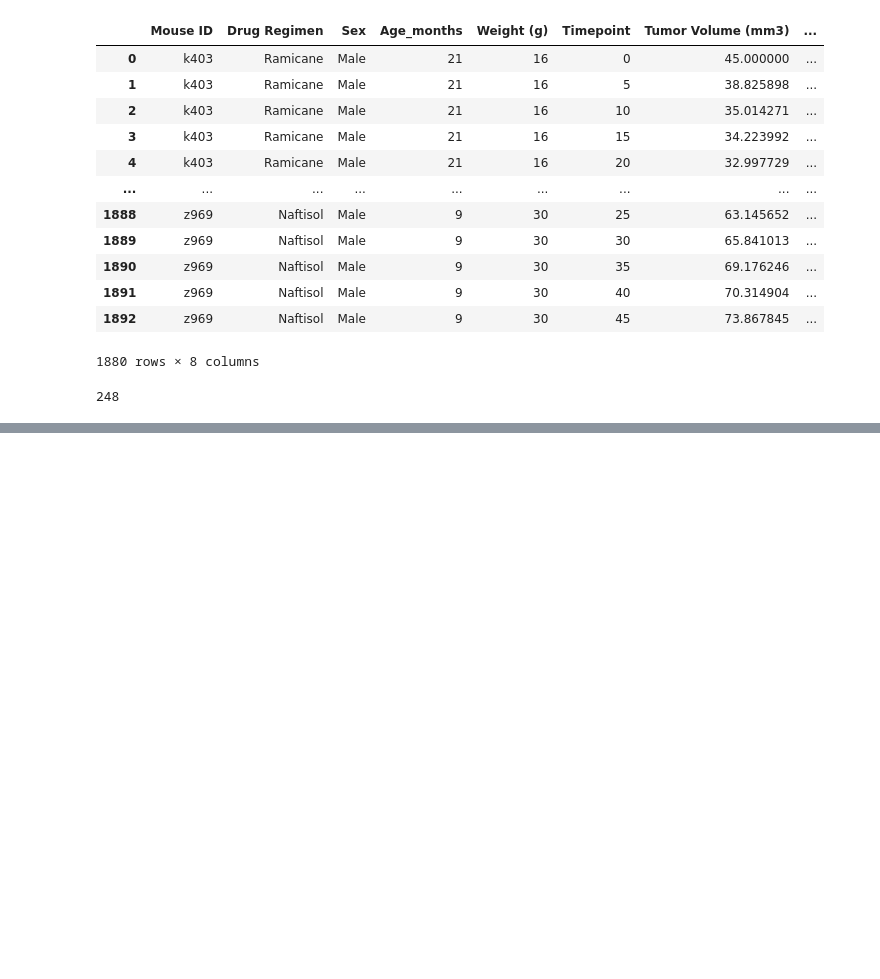
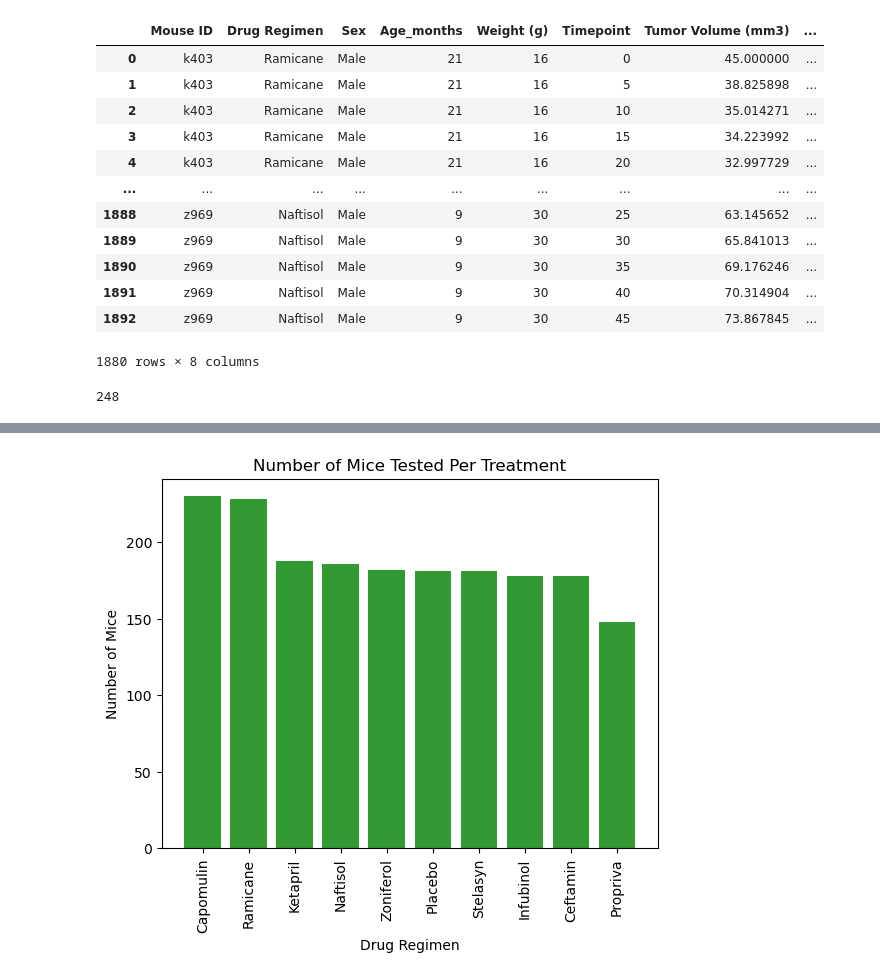
Before and after one commit to emichellet/pymaceuticals-code, a Jupyter notebook: pymaceuticals, inc..ipynb, the cells around one changed output, grey strips where cells are left out. Cells and saved outputs as stored; diff of their text form; code cells hidden in the pictures; blank space fills up the shorter version.

```diff
--- a/pymaceuticals, inc..ipynb
+++ b/pymaceuticals, inc..ipynb
@@ -105,0 +165,20 @@ summary_stats_table = pd.DataFrame({"Mean"})
+# %%
+# Generate a bar plot which shows the totala number of UNIQUE mice that were tesed on each drug regimen using pyplot.
+
+x_axis = mice_count.index.values
+y_axis = mice_count.values
+
+# Create a PyPlot bar plot utilizing the group series above and format it
+
+plt.bar(x_axis, y_axis, color='g', alpha=0.8, align='center')
+
+# Set the labels for the xlabel, ylabel and title the plot
+
+plt.xlabel("Drug Regimen")
+plt.ylabel("Number of Mice")
+plt.title("Number of Mice Tested Per Treatment")
+plt.xticks(rotation="vertical")
+
+plt.show()
+# %% [output]
+[figure, added]
```
Also changed, not shown: parts of 29 cells of this notebook, 2 other files.
